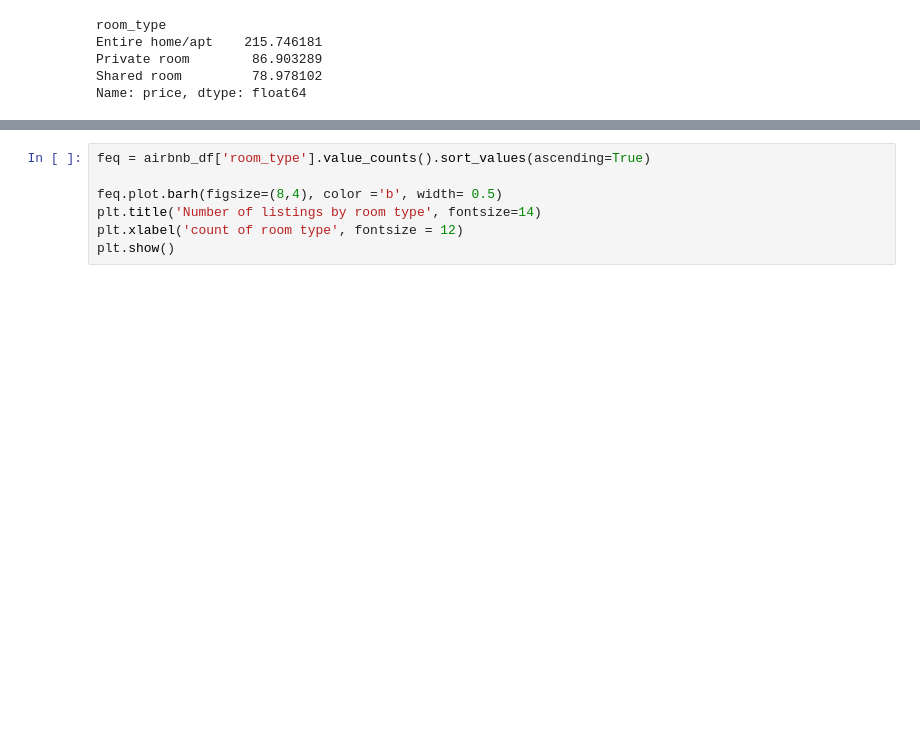
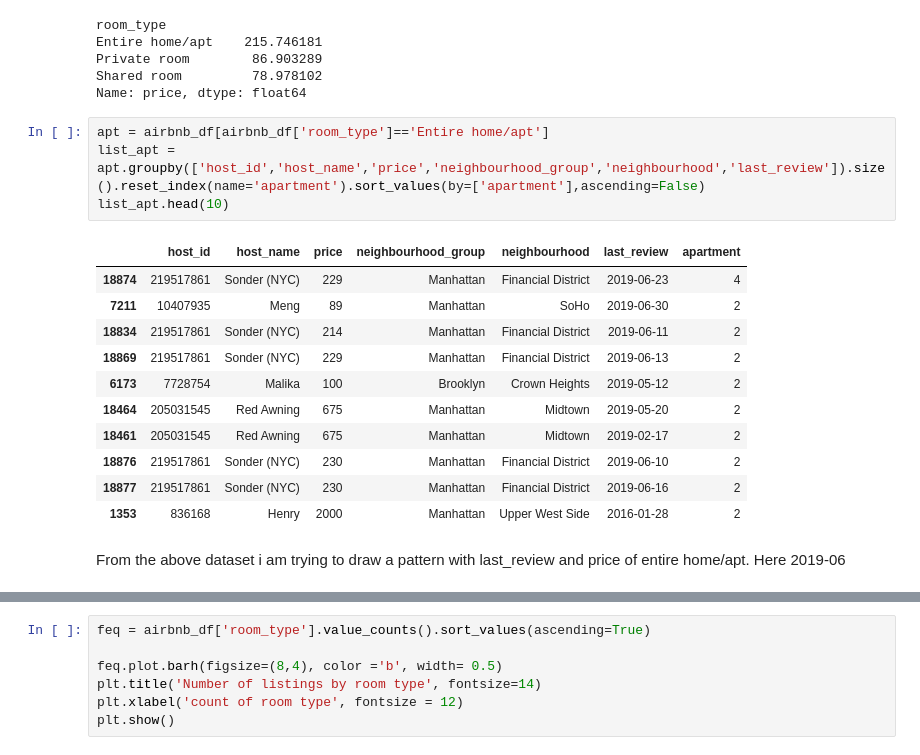
Before and after one commit to Rubina-Fathima/-EDA-Airbnb-NYC-2019-, a Jupyter notebook: Untitled1.ipynb, the cells around one changed output, grey strips where cells are left out. Saved outputs shown, nothing was run; the diff lists cells and outputs as text; blank space fills up the shorter version.

```diff
--- a/Untitled1.ipynb
+++ b/Untitled1.ipynb
@@ -150,3 +140,22 @@ Entire home/apt    215.746181
 Private room        86.903289
 Shared room         78.978102
 Name: price, dtype: float64
+# %%
+apt = airbnb_df[airbnb_df['room_type']=='Entire home/apt']
+list_apt = apt.groupby(['host_id','host_name','price','neighbourhood_group','neighbourhood','last_review']).size().reset_index(name='apartment').sort_values(by=['apartment'],ascending=False)
+list_apt.head(10)
+# %% [output]
+|  | host_id | host_name | price | neighbourhood_group | neighbourhood | last_review | apartment |
+| 18874 | 219517861 | Sonder (NYC) | 229 | Manhattan | Financial District | 2019-06-23 | 4 |
+| 7211 | 10407935 | Meng | 89 | Manhattan | SoHo | 2019-06-30 | 2 |
+| 18834 | 219517861 | Sonder (NYC) | 214 | Manhattan | Financial District | 2019-06-11 | 2 |
+| 18869 | 219517861 | Sonder (NYC) | 229 | Manhattan | Financial District | 2019-06-13 | 2 |
+| 6173 | 7728754 | Malika | 100 | Brooklyn | Crown Heights | 2019-05-12 | 2 |
+| 18464 | 205031545 | Red Awning | 675 | Manhattan | Midtown | 2019-05-20 | 2 |
+| 18461 | 205031545 | Red Awning | 675 | Manhattan | Midtown | 2019-02-17 | 2 |
+| 18876 | 219517861 | Sonder (NYC) | 230 | Manhattan | Financial District | 2019-06-10 | 2 |
+| 18877 | 219517861 | Sonder (NYC) | 230 | Manhattan | Financial District | 2019-06-16 | 2 |
+| 1353 | 836168 | Henry | 2000 | Manhattan | Upper West Side | 2016-01-28 | 2 |
+# %% [markdown]
+From the above dataset i am trying to draw a pattern with last_review and price of entire home/apt.
+Here 2019-06
```
Also changed, not shown: parts of 10 cells of this notebook.
